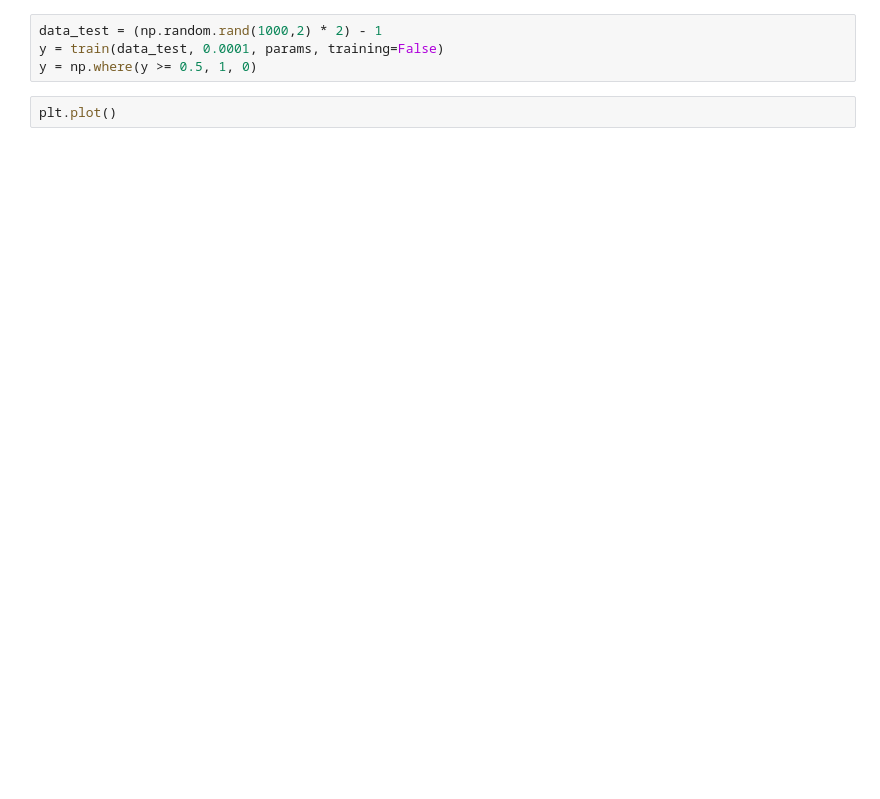
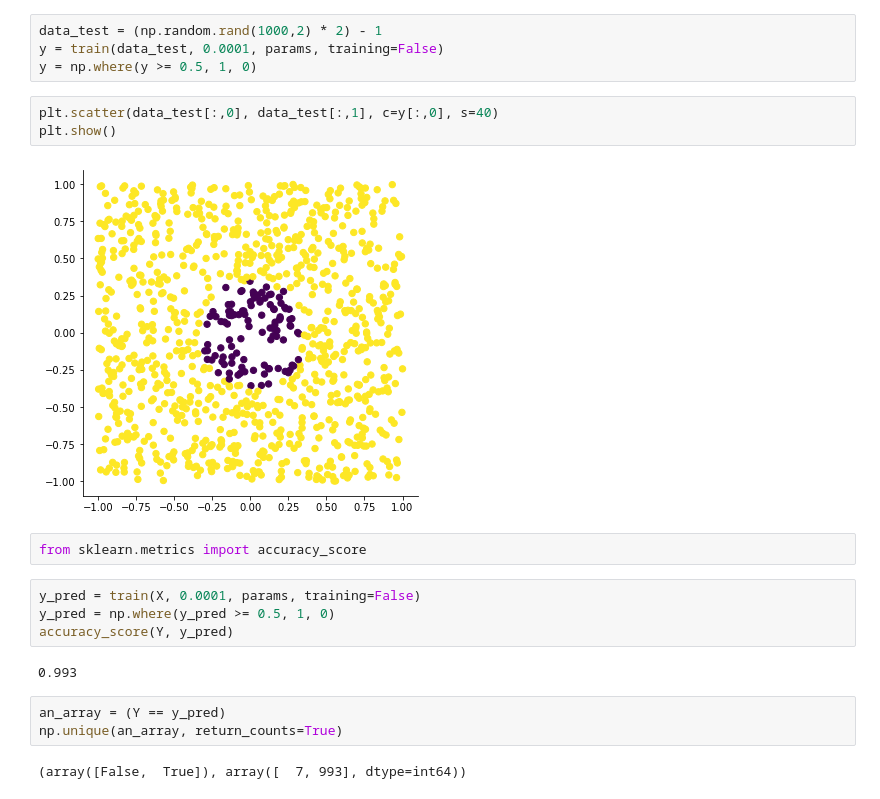
Before and after one commit to GreatestTrain/keras, a Jupyter notebook: 4.numpy.ipynb, the cells around one changed output. Saved outputs shown, nothing was run; the diff lists cells and outputs as text; blank space fills up the shorter version.

```diff
--- a/4.numpy.ipynb
+++ b/4.numpy.ipynb
@@ -151,5 +155,21 @@ plt.plot(errors)
 data_test = (np.random.rand(1000,2) * 2) - 1
 y = train(data_test, 0.0001, params, training=False)
 y = np.where(y >= 0.5, 1, 0)
-# %%
-plt.plot()
+# %%
+plt.scatter(data_test[:,0], data_test[:,1], c=y[:,0], s=40)
+plt.show()
+# %% [output]
+[figure, added]
+# %%
+from sklearn.metrics import accuracy_score
+# %%
+y_pred = train(X, 0.0001, params, training=False)
+y_pred = np.where(y_pred >= 0.5, 1, 0)
+accuracy_score(Y, y_pred)
+# %% [output]
+0.993
+# %%
+an_array = (Y == y_pred)
+np.unique(an_array, return_counts=True)
+# %% [output]
+(array([False,  True]), array([  7, 993], dtype=int64))
```
Also changed, not shown: parts of 5 cells of this notebook, 2 other files.
